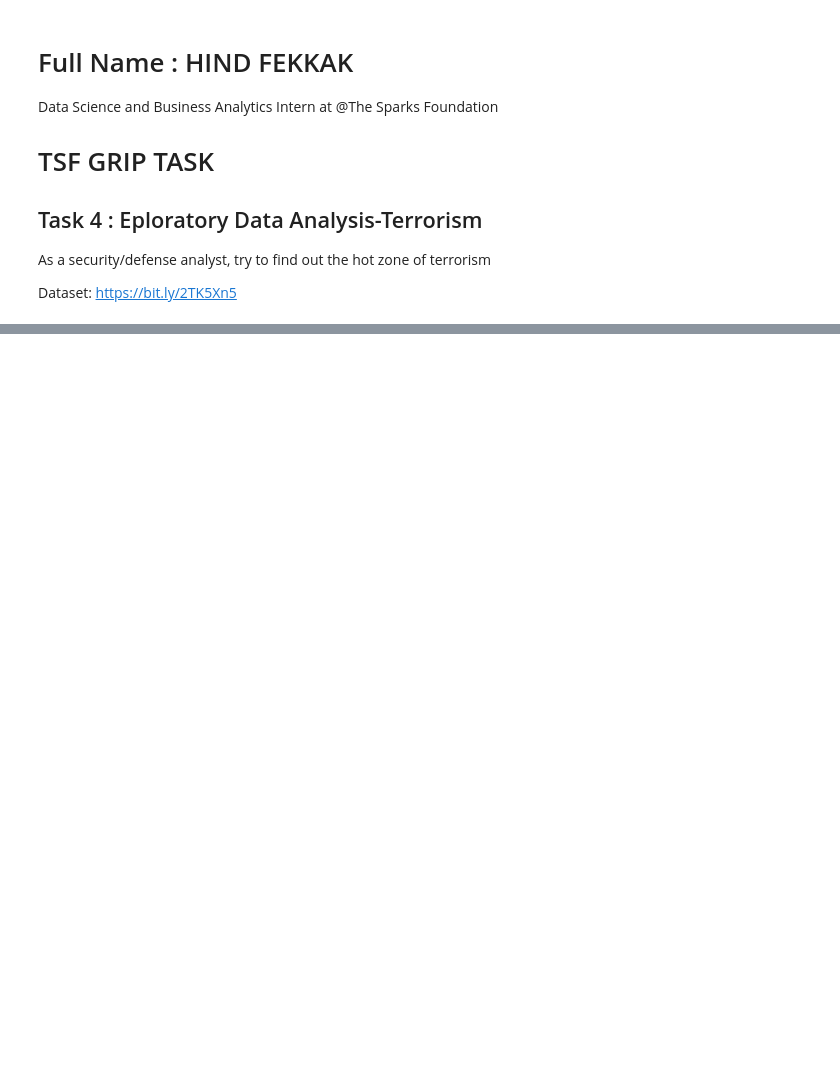
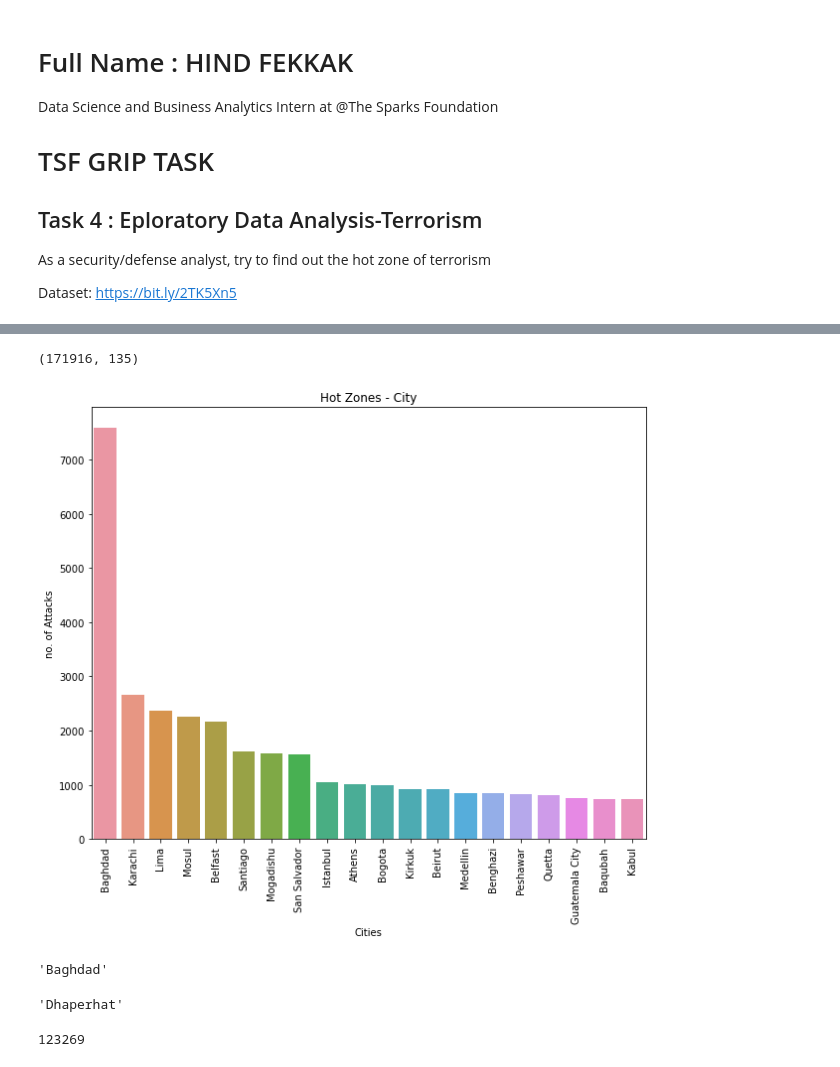
Before and after one commit to hindfekkak/Eploratory-Data-Analysis-Terrorism, a Jupyter notebook: Task4.ipynb, the cells around one changed output, grey strips where cells are left out. Cells and saved outputs as stored; diff of their text form; code cells hidden in the pictures; blank space fills up the shorter version.

```diff
--- a/Task4.ipynb
+++ b/Task4.ipynb
@@ -19,0 +162,31 @@ FileNotFoundError: [Errno 2] No such file or directory: 'globalterrorismdb_0718d
+# %%
+df=df[df['city'] != 'Unknown']
+# %%
+df.shape
+# %% [output]
+(171916, 135)
+# %%
+df['city'].value_counts()
+plt.figure(figsize=(10,8))
+sns.barplot(x=df['city'].value_counts()[:20].index , y=df['city'].value_counts()[:20].values)
+plt.title('Hot Zones - City')
+plt.xticks(rotation=90)
+plt.xlabel('Cities')
+plt.ylabel('no. of Attacks')
+plt.show()
+# %% [output]
+[figure, added]
+# %%
+## the hotest city:
+df['city'].value_counts().idxmax()
+# %% [output]
+'Baghdad'
+# %%
+##the safest city:
+df['city'].value_counts().idxmin()
+# %% [output]
+'Dhaperhat'
+# %%
+df['motive'].isnull().sum()
+# %% [output]
+123269
```
Also changed, not shown: parts of 25 cells of this notebook.
